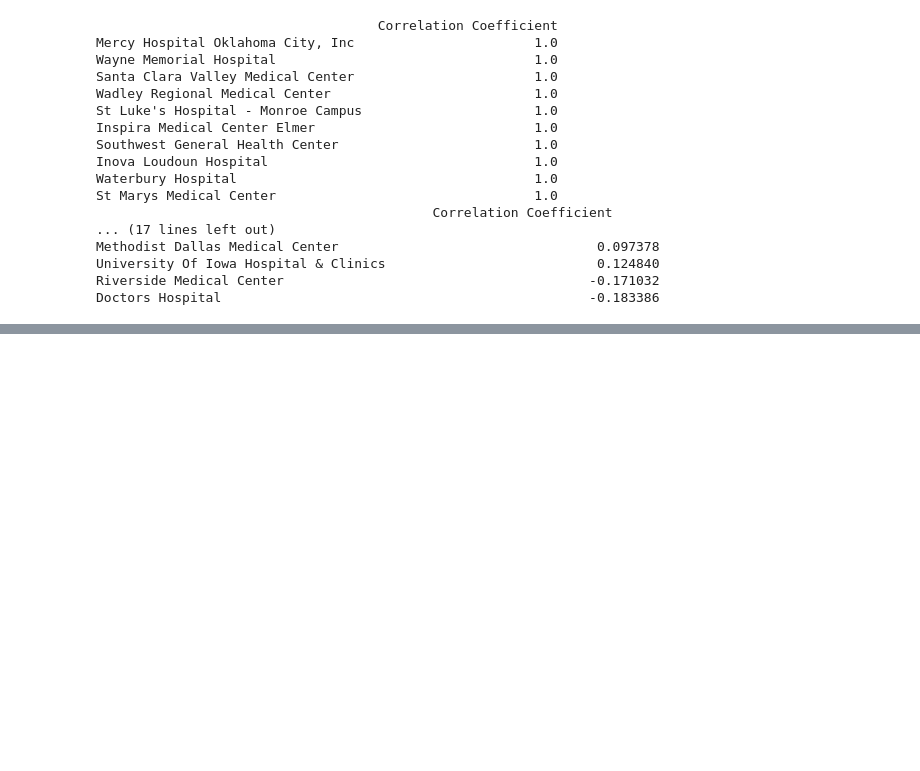
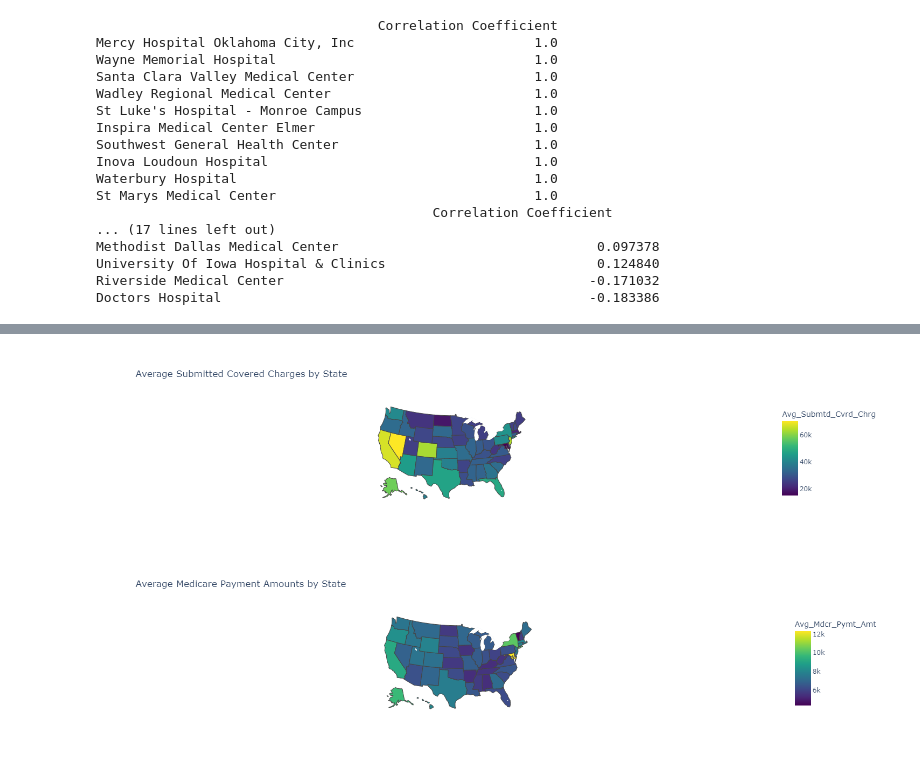
Before and after one commit to amudd10/Chronic-Condition-Management-Cost-Reduction-Analysis, a Jupyter notebook: diabetes-hypertension_cost-reduce.ipynb, the cells around one changed output, grey strips where cells are left out. Drawn from its saved outputs; the diff is of its cells as text; code cells hidden in the pictures; blank space fills up the shorter version.

```diff
--- a/diabetes-hypertension_cost-reduce.ipynb
+++ b/diabetes-hypertension_cost-reduce.ipynb
@@ -237,0 +283,3 @@ Doctors Hospital                                               -0.183386
+# %%
+# Aggregate data by state
+state_data = diabetes_hypertension_df.groupby('Rndrng_Prvdr_State_Abrvtn')[['Avg_Submtd_Cvrd_Chrg', 'Avg_Mdcr_Pymt_Amt']].mean().reset_index()
@@ -237,0 +293,29 @@ Doctors Hospital                                               -0.183386
+# %%
+# Choropleth map of average submitted covered charges
+fig1 = px.choropleth(
+    state_data,
+    locations='Rndrng_Prvdr_State_Abrvtn',
+    color='Avg_Submtd_Cvrd_Chrg',
+    locationmode='USA-states',
+    scope='usa',
+    title='Average Submitted Covered Charges by State',
+    color_continuous_scale='viridis'
+)
+
+fig1.show()
+
+# Create a choropleth map of average Medicare payment amounts
+fig2 = px.choropleth(
+    state_data,
+    locations='Rndrng_Prvdr_State_Abrvtn',
+    color='Avg_Mdcr_Pymt_Amt',
+    locationmode='USA-states',
+    scope='usa',
+    title='Average Medicare Payment Amounts by State',
+    color_continuous_scale='viridis'
+)
+
+fig2.show()
+# %% [output]
+[figure, added]
+[figure, added]
```
Also changed, not shown: parts of 6 cells of this notebook.
